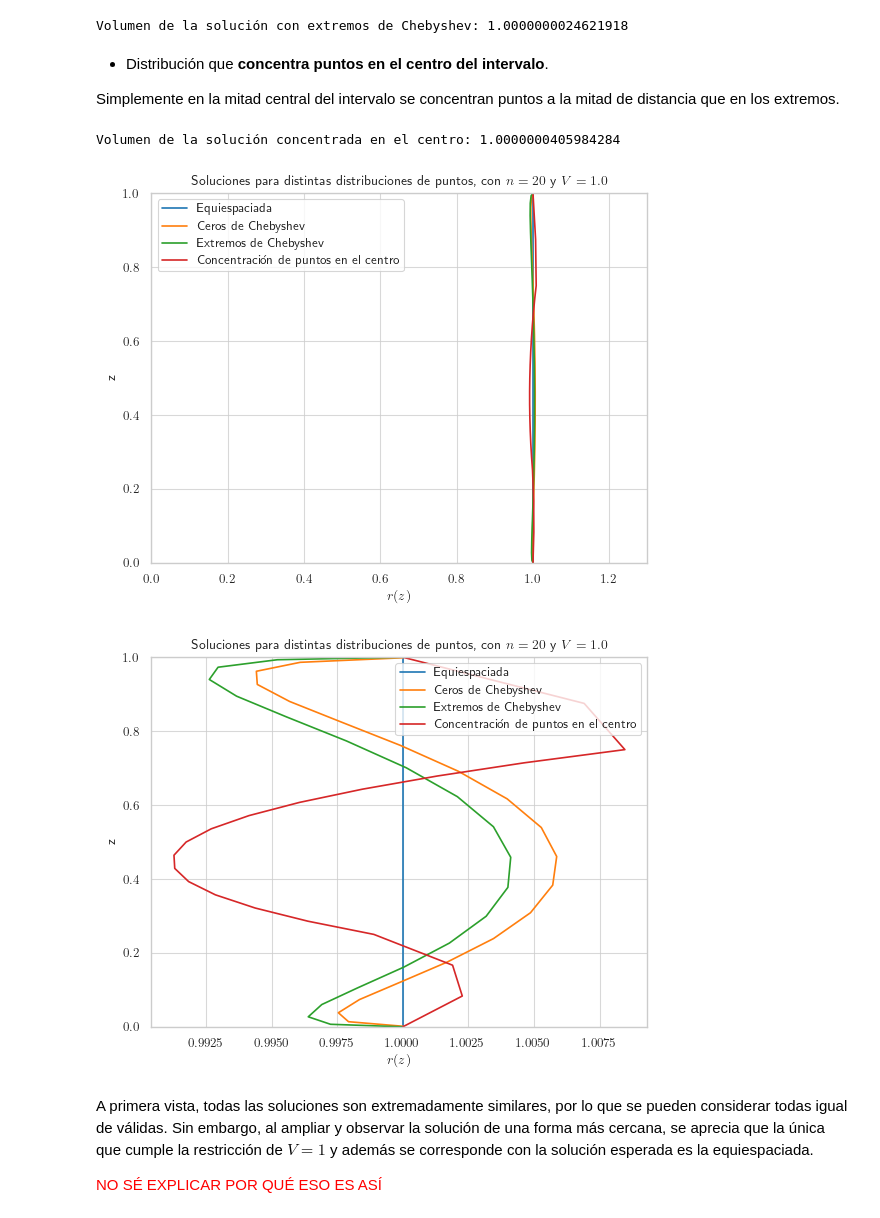
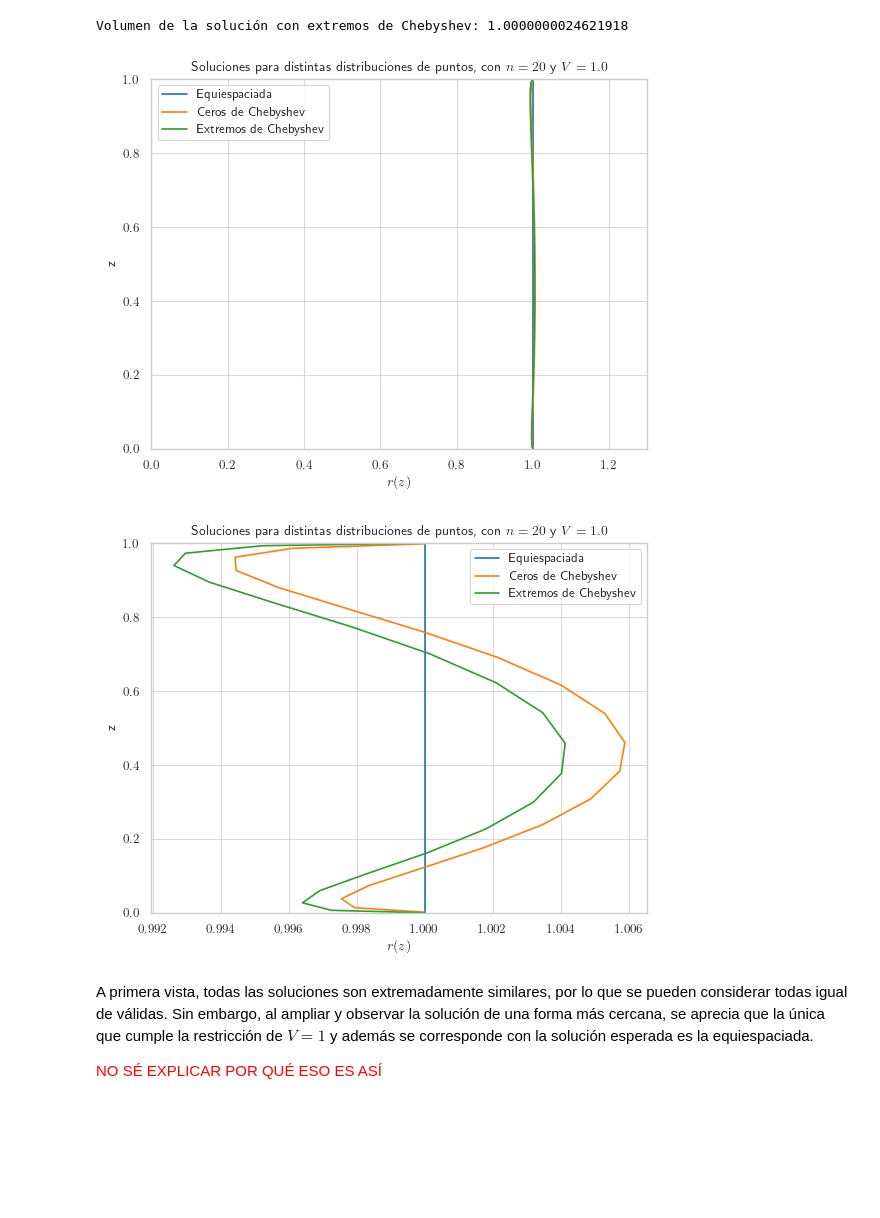
Before and after one commit to ismaellopezgallo/Trabajo-Optimizaci-n, a Jupyter notebook: trabajo_pompa.ipynb, the cells around one changed output. Drawn from its saved outputs; the diff is of its cells as text; code cells hidden in the pictures; blank space fills up the shorter version.

```diff
--- a/trabajo_pompa.ipynb
+++ b/trabajo_pompa.ipynb
@@ -354,0 +353,7 @@ plt.grid(True)
+# %%
+n = 100
+F_init = np.empty(n-2)
+z = np.linspace(0, 1, n)
+lb = np.zeros(n-2)
+ub = np.ones(n-2) * np.inf
+bounds = np.vstack((lb, ub)).T
@@ -654,0 +736,15 @@ El error para los extremos de Chebyshev es: 0.0031665998435380046
+# %%
+def concentracion_centro(n):
+    zconc = np.linspace(-1, 1, n)
+    zconc = zconc**3
+    zconc = (zconc + 1)/2
+    return zconc
+
+zconc = concentracion_centro(n)
+delta_z = np.diff(zconc)
+sol_gradconc = minimize(area_distrib, F_init, bounds=bounds, method='SLSQP')
+Famp_conc = np.concatenate(([F0], sol_gradconc.x, [F1]))
+a_sol, k_sol = fsolve(params_catenaria, initial_guess)
+F_catconc = catenaria(zconc)
+error_conc = np.linalg.norm(Famp_conc - F_catconc)/np.linalg.norm(F_catconc)
+print('El error para concentración en el centro es:', error_conc)
@@ -750,0 +854,15 @@ El error para los extremos de Chebyshev es: 0.006689913533817554
+# %%
+def concentracion_centro(n):
+    zconc = np.linspace(-1, 1, n)
+    zconc = zconc**3
+    zconc = (zconc + 1)/2
+    return zconc
+
+zconc = concentracion_centro(n)
+delta_z = np.diff(zconc)
+sol_gradconc = minimize(area_distrib, F_init, bounds=bounds, method='SLSQP')
+Famp_conc = np.concatenate(([F0], sol_gradconc.x, [F1]))
+a_sol, k_sol = fsolve(params_catenaria, initial_guess)
+F_catconc = catenaria(zconc)
+error_conc = np.linalg.norm(Famp_conc - F_catconc)/np.linalg.norm(F_catconc)
+print('El error para concentración en el centro es:', error_conc)
@@ -2729,39 +2861,10 @@ print('Volumen de la solución con extremos de Chebyshev:', vol_distrib(sol_grad
 # print('El error para los extremos de Chebyshev es:', error_chebe)
 # %% [output]
 Volumen de la solución con extremos de Chebyshev: 1.0000000024621918
-# %% [markdown]
-- Distribución que **concentra puntos en el centro del intervalo**.
-
-Simplemente en la mitad central del intervalo se concentran puntos a la mitad de distancia que en los extremos.
-# %%
-def concentrar_centro(a, b, n):
-  n1 = n // 6
-  n2 = n - 2 * n1
-  n3 = n - n1 - n2
-
-  x1 = np.linspace(a, a + (b - a) / 4, n1, endpoint=False)
-  x2 = np.linspace(a + (b - a) / 4, a + 3 * (b - a) / 4, n2, endpoint=False)
-  x3 = np.linspace(a + 3 * (b - a) / 4, b, n3)
-
-  x = np.concatenate((x1, x2, x3))
-  return x
-
-zcent = concentrar_centro(0, 1, n)
-delta_z = np.diff(zcent)
-sol_gradcent = minimize(area_func, F_init, constraints=cons, method='SLSQP', bounds=bounds)
-Famp_cent = np.concatenate(([F0], sol_gradcent.x, [F1]))
-print('Volumen de la solución concentrada en el centro:', vol_distrib(sol_gradcent.x) + V_lig)
-# a_sol, k_sol = fsolve(params_catenaria, initial_guess)
-# F_catcent = catenaria(zcent)
-# error_cent = np.linalg.norm(Famp_cent - F_catcent)/np.linalg.norm(F_catcent)
-# print('El error para la distribución de puntos concentrada en el centro es:', error_cent)
-# %% [output]
-Volumen de la solución concentrada en el centro: 1.0000000405984284
 # %%
 plt.plot(Famp_eq, zeq, label = 'Equiespaciada')
 plt.plot(Famp_chebz, zchebz, label = 'Ceros de Chebyshev')
 plt.plot(Famp_chebe, zchebe, label = 'Extremos de Chebyshev')
-plt.plot(Famp_cent, zcent, label='Concentración de puntos en el centro')
 # plt.plot(F_cateq, zeq, label='Catenaria')
 plt.ylabel('z')
 plt.xlabel('$r(z)$')
@@ -2772,22 +2875,21 @@ plt.legend()
 plt.grid(True)
 plt.show()
 # %% [output]
-[figure, old version]
+[figure, new version]
 # %%
 plt.plot(Famp_eq, zeq, label = 'Equiespaciada')
 plt.plot(Famp_chebz, zchebz, label = 'Ceros de Chebyshev')
 plt.plot(Famp_chebe, zchebe, label = 'Extremos de Chebyshev')
-plt.plot(Famp_cent, zcent, label='Concentración de puntos en el centro')
 # plt.plot(F_cateq, zeq, label='Catenaria')
 plt.ylabel('z')
 plt.xlabel('$r(z)$')
 plt.ylim(0, 1)
 plt.title('Soluciones para distintas distribuciones de puntos, con $n = {}$ y $V = {}$'.format(n, V_lig))
 plt.legend()
 plt.grid(True)
 plt.show()
 # %% [output]
-[figure, old version]
+[figure, new version]
 # %% [markdown]
 A primera vista, todas las soluciones son extremadamente similares, por lo que se pueden considerar todas igual de válidas. Sin embargo, al ampliar y observar la solución de una forma más cercana, se aprecia que la única que cumple la restricción de $V = 1$ y además se corresponde con la solución esperada es la equiespaciada.
 
```
Also changed, not shown: parts of 65 cells of this notebook, 36 other files.
